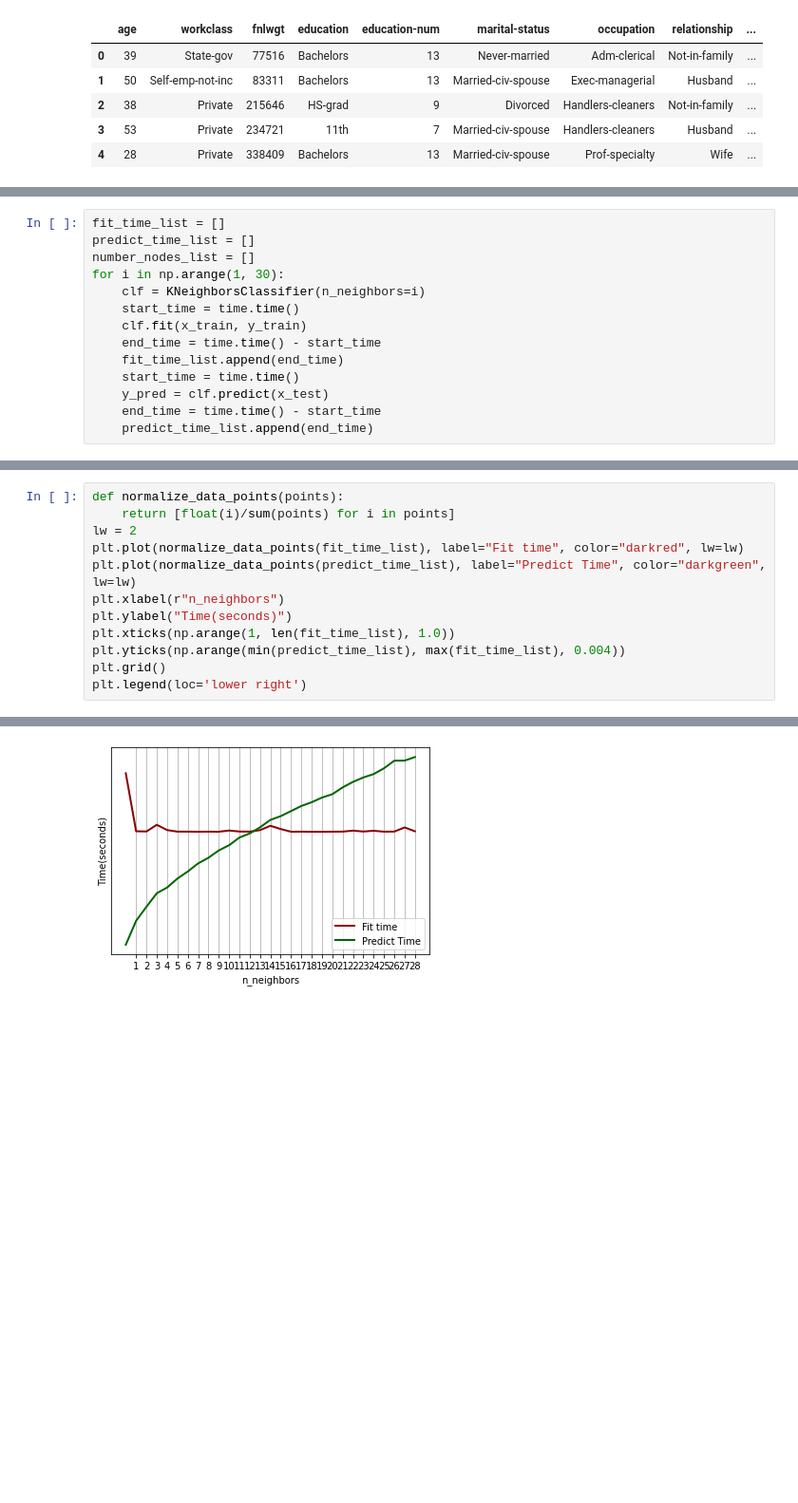
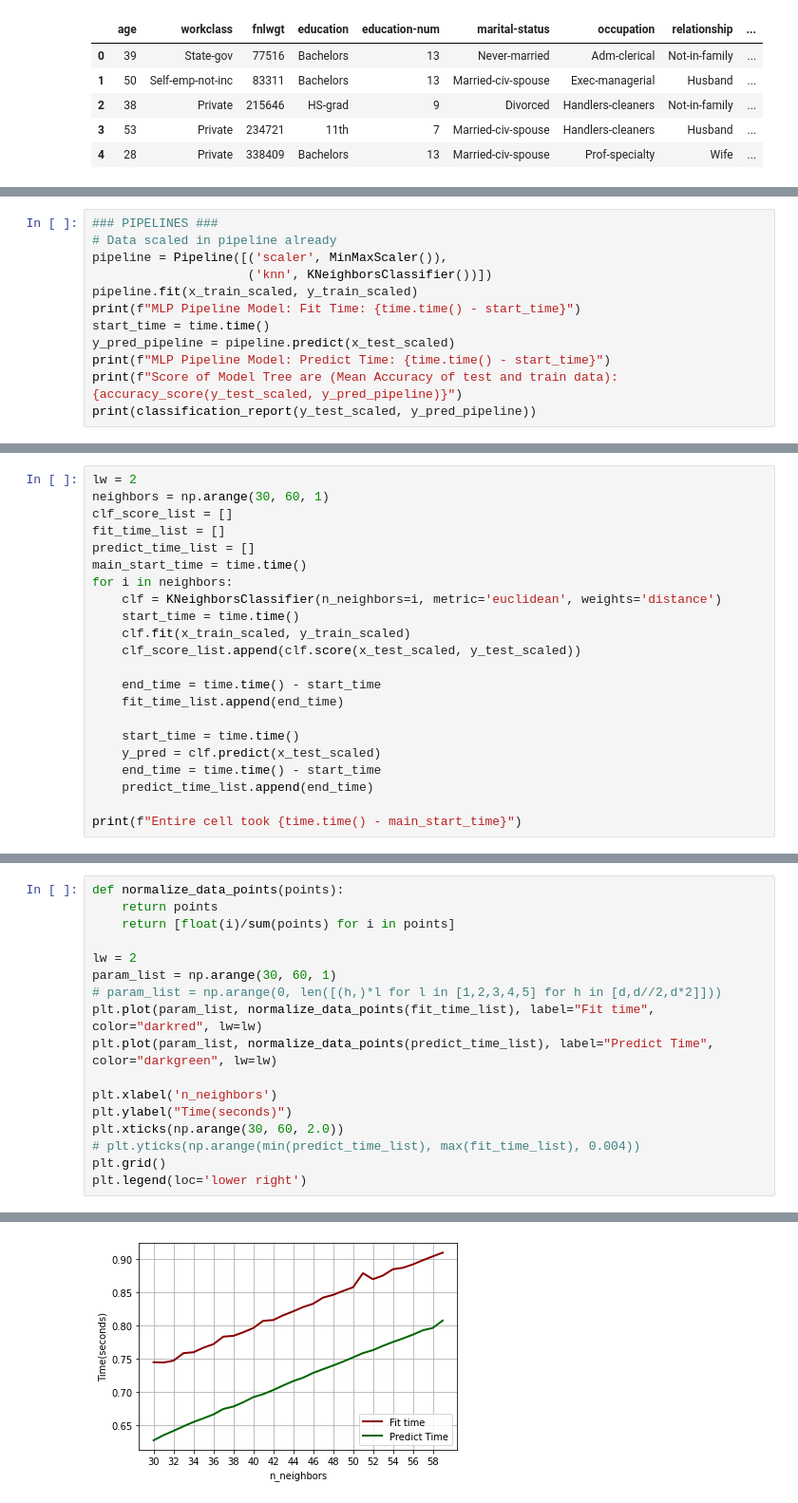
Before and after one commit to nitesh2104/ML, a Jupyter notebook: Supervised-Learning/KNN/KNN_Income.ipynb, the cells around one changed output, grey strips where cells are left out. Shown at 95% size. Drawn from its saved outputs; the diff is of its cells as text; blank space fills up the shorter version.

```diff
--- a/Supervised-Learning/KNN/KNN_Income.ipynb
+++ b/Supervised-Learning/KNN/KNN_Income.ipynb
@@ -86,0 +121,12 @@ weighted avg       0.78      0.78      0.78      6513
+# %%
+### PIPELINES ###
+# Data scaled in pipeline already
+pipeline = Pipeline([('scaler', MinMaxScaler()),
+                     ('knn', KNeighborsClassifier())])
+pipeline.fit(x_train_scaled, y_train_scaled)
+print(f"MLP Pipeline Model: Fit Time: {time.time() - start_time}")
+start_time = time.time()
+y_pred_pipeline = pipeline.predict(x_test_scaled)
+print(f"MLP Pipeline Model: Predict Time: {time.time() - start_time}")
+print(f"Score of Model Tree are (Mean Accuracy of test and train data): {accuracy_score(y_test_scaled, y_pred_pipeline)}")
+print(classification_report(y_test_scaled, y_pred_pipeline))
@@ -87,14 +208,22 @@ weighted avg       0.78      0.78      0.78      6513
 # %%
+lw = 2
+neighbors = np.arange(30, 60, 1)
+clf_score_list = []
 fit_time_list = []
 predict_time_list = []
-number_nodes_list = []
-for i in np.arange(1, 30):
-    clf = KNeighborsClassifier(n_neighbors=i)
+main_start_time = time.time()
+for i in neighbors:
+    clf = KNeighborsClassifier(n_neighbors=i, metric='euclidean', weights='distance')
     start_time = time.time()
-    clf.fit(x_train, y_train)
+    clf.fit(x_train_scaled, y_train_scaled)
+    clf_score_list.append(clf.score(x_test_scaled, y_test_scaled))
+
     end_time = time.time() - start_time
     fit_time_list.append(end_time)
+
     start_time = time.time()
-    y_pred = clf.predict(x_test)
+    y_pred = clf.predict(x_test_scaled)
     end_time = time.time() - start_time
     predict_time_list.append(end_time)
+
+print(f"Entire cell took {time.time() - main_start_time}")
@@ -101,15 +232,20 @@ for i in np.arange(1, 30):
 # %%
 def normalize_data_points(points):
+    return points
     return [float(i)/sum(points) for i in points]
+
 lw = 2
-plt.plot(normalize_data_points(fit_time_list), label="Fit time", color="darkred", lw=lw)
-plt.plot(normalize_data_points(predict_time_list), label="Predict Time", color="darkgreen", lw=lw)
-plt.xlabel(r"n_neighbors")
+param_list = np.arange(30, 60, 1)
+# param_list = np.arange(0, len([(h,)*l for l in [1,2,3,4,5] for h in [d,d//2,d*2]]))
+plt.plot(param_list, normalize_data_points(fit_time_list), label="Fit time", color="darkred", lw=lw)
+plt.plot(param_list, normalize_data_points(predict_time_list), label="Predict Time", color="darkgreen", lw=lw)
+
+plt.xlabel('n_neighbors')
 plt.ylabel("Time(seconds)")
-plt.xticks(np.arange(1, len(fit_time_list), 1.0))
-plt.yticks(np.arange(min(predict_time_list), max(fit_time_list), 0.004))
+plt.xticks(np.arange(30, 60, 2.0))
+# plt.yticks(np.arange(min(predict_time_list), max(fit_time_list), 0.004))
 plt.grid()
 plt.legend(loc='lower right')
 # %% [output]
 <matplotlib.legend.Legend at 0x...>
-[figure, old version]
+[figure, new version]
```
Also changed, not shown: parts of 19 cells of this notebook, 3 other files.
